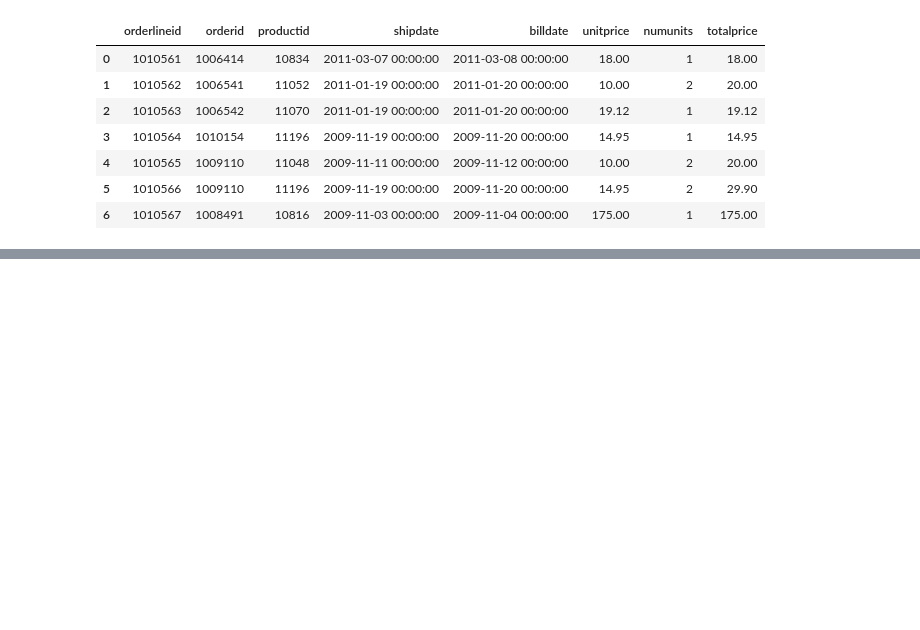
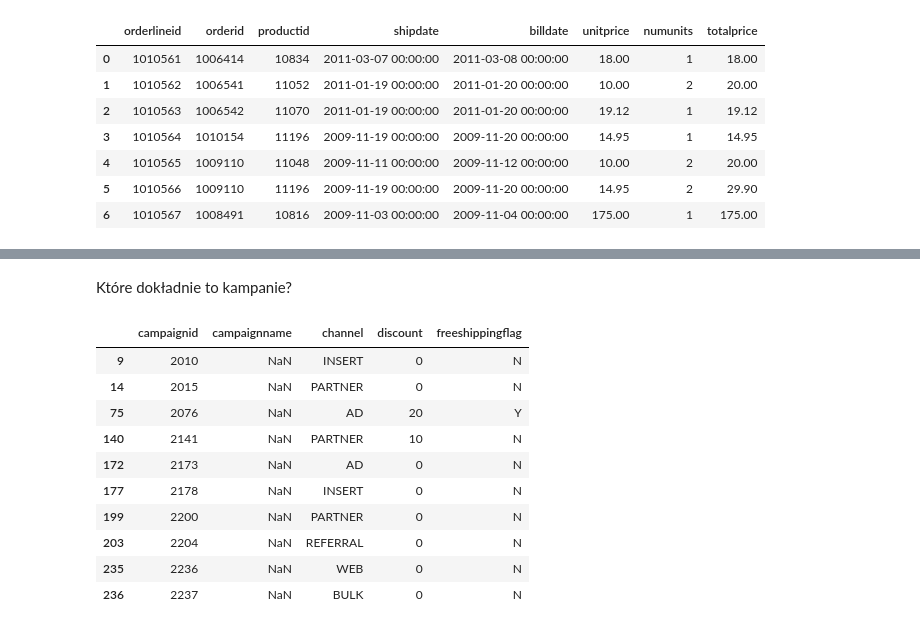
Before and after one commit to Julitt/ZarzadzanieInformacjaJupyter, a Jupyter notebook: projekt.ipynb, the cells around one changed output, grey strips where cells are left out. Cells and saved outputs as stored; diff of their text form; code cells hidden in the pictures; blank space fills up the shorter version.

```diff
--- a/projekt.ipynb
+++ b/projekt.ipynb
@@ -309,0 +302,4 @@ orderlines.head(7)
+# %%
+orders_with_campaigns = orders.drop(columns=['orderid', 'customerid', 'orderdate', 'city', 'state', 'zipcode', 'paymenttype', 'numorderlines', 'numunits'])
+top_10_orders_with_campaigns = orders_with_campaigns.groupby('campaignid').sum().sort_values(by=['totalprice'], ascending=False).head(10)
+top_10_orders_with_campaigns
@@ -309,0 +319,17 @@ orderlines.head(7)
+# %% [markdown]
+Które dokładnie to kampanie?
+# %%
+top_10_campaigns_data = campaigns[campaigns['campaignid'].isin(top_10_orders_with_campaigns.index)]
+top_10_campaigns_data
+# %% [output]
+|  | campaignid | campaignname | channel | discount | freeshippingflag |
+| 9 | 2010 | NaN | INSERT | 0 | N |
+| 14 | 2015 | NaN | PARTNER | 0 | N |
+| 75 | 2076 | NaN | AD | 20 | Y |
+| 140 | 2141 | NaN | PARTNER | 10 | N |
+| 172 | 2173 | NaN | AD | 0 | N |
+| 177 | 2178 | NaN | INSERT | 0 | N |
+| 199 | 2200 | NaN | PARTNER | 0 | N |
+| 203 | 2204 | NaN | REFERRAL | 0 | N |
+| 235 | 2236 | NaN | WEB | 0 | N |
+| 236 | 2237 | NaN | BULK | 0 | N |
```
Also changed, not shown: parts of 7 cells of this notebook.
